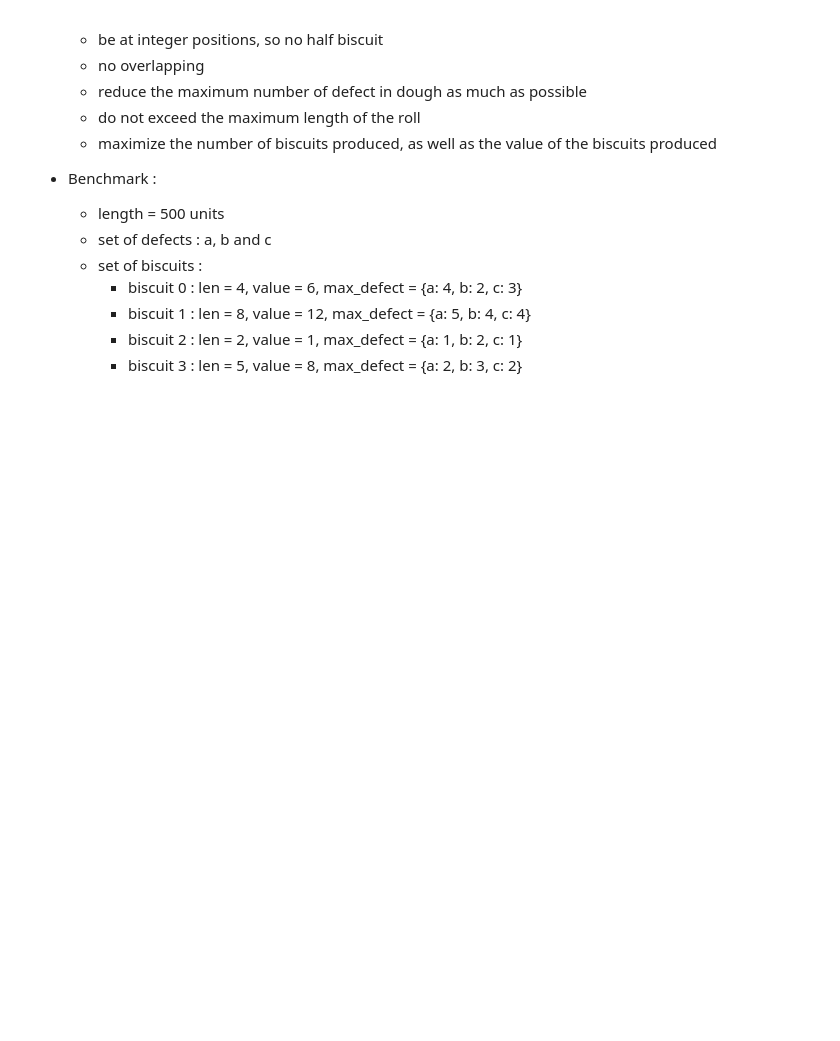
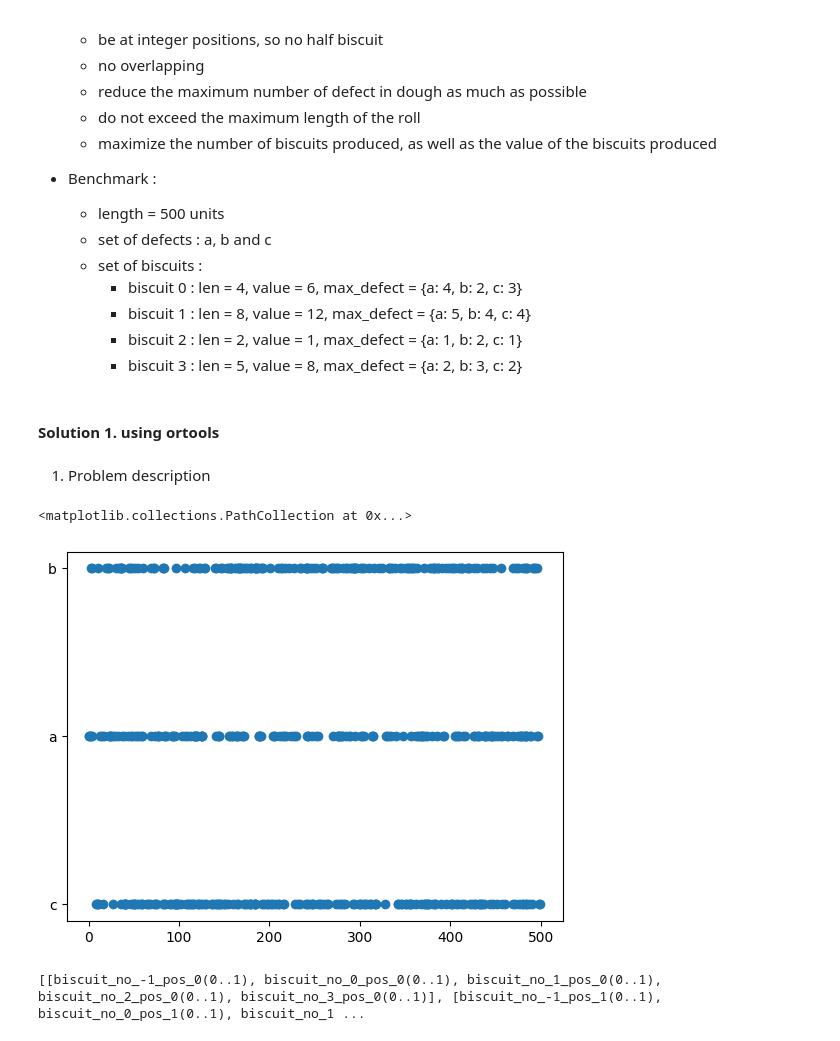
Before and after one commit to Paul-Cariou/Project_AI_algorithm, a Jupyter notebook: code.ipynb, the cells around one changed output. Cells and saved outputs as stored; diff of their text form; code cells hidden in the pictures; blank space fills up the shorter version.

Commit message:
partially working ortools solution

```diff
--- a/code.ipynb
+++ b/code.ipynb
@@ -31,0 +30,2 @@ import ortools
+# %% [markdown]
+#### Solution 1. using ortools
@@ -31,0 +35,50 @@ import ortools
+# %% [markdown]
+1. Problem description
+# %%
+# importation of the defects
+import pandas as pd
+import matplotlib.pyplot as plt
+defects = pd.read_csv("defects.csv", sep = ',')
+plt.scatter(defects['x'], defects['class'])
+# %% [output]
+<matplotlib.collections.PathCollection at 0x...>
+[figure, added]
+# %%
+# we define the problem and its variables
+problem = cp_model.CpModel()
+
+# we define the variables
+# -1 : no biscuit, 0 to 3 : biscuit of type 0 to 3
+environnment  = [[problem.NewBoolVar(f"biscuit_no_{i}_pos_{j}")for i in range(-1,4)] for j in range(500)]
+print(environnment)
+# we define the constraints
+
+# constraint 1 : the total length of the biscuit must be lower than 500 units
+# Note : already integrated by only limiting the env at the beginning
+
+# constraint 2 : no biscuit should overlapp in the dough
+# Note : already integrated by only limiting the env at the beginning
+
+# constraint 3 : the biscuit criteria must be respected
+for i in range(500):
+    for j in range(1,4):
+        if i+j < 500:  # Add this condition to prevent index out of range
+            problem.Add(environnment[i+j][0] == 1).OnlyEnforceIf(environnment[i][1])
+for i in range(500):
+    for j in range(1,8):
+        if i+j < 500:  # Add this condition to prevent index out of range
+            problem.Add(environnment[i+j][0] == 1).OnlyEnforceIf(environnment[i][2])
+for i in range(500):
+    for j in range(1,2):
+        if i+j < 500:  # Add this condition to prevent index out of range
+            problem.Add(environnment[i+j][0] == 1).OnlyEnforceIf(environnment[i][3])
+for i in range(500):
+    for j in range(1,5):
+        if i+j < 500:  # Add this condition to prevent index out of range
+            problem.Add(environnment[i+j][0] == 1).OnlyEnforceIf(environnment[i][4])
+
+# constraint 4 : biscuit can not be placed on the same position
+for i in range(500):
+   problem.Add(sum(environnment[i]) <= 1)
+# %% [output]
+[[biscuit_no_-1_pos_0(0..1), biscuit_no_0_pos_0(0..1), biscuit_no_1_pos_0(0..1), biscuit_no_2_pos_0(0..1), biscuit_no_3_pos_0(0..1)], [biscuit_no_-1_pos_1(0..1), biscuit_no_0_pos_1(0..1), biscuit_no_1 ...
```
Also changed, not shown: parts of 9 cells of this notebook, 1 other file.
